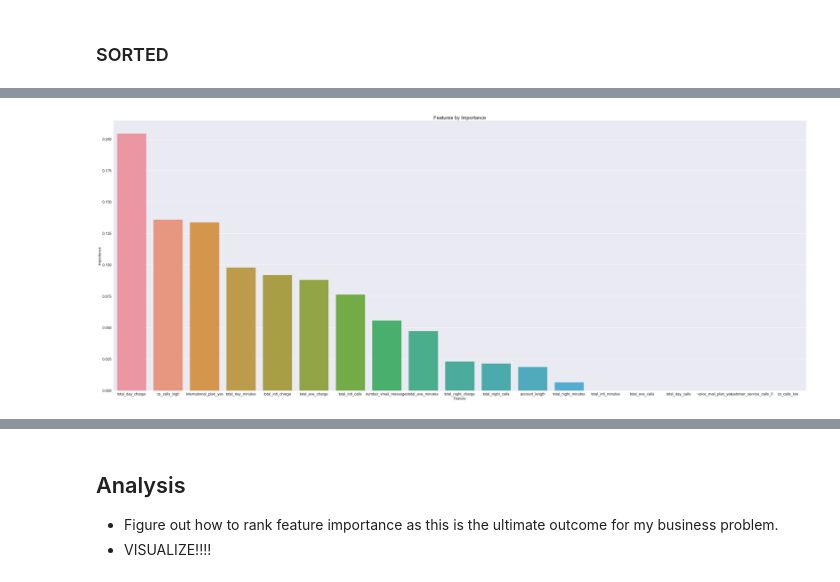
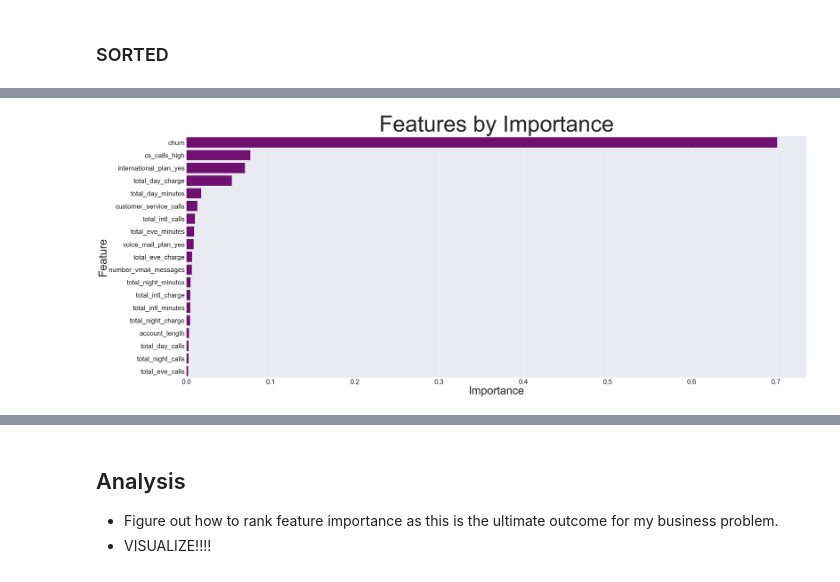
Before and after one commit to jxn628/syriatel-churn-analysis, a Jupyter notebook: student.ipynb, the cells around one changed output, grey strips where cells are left out. Drawn from its saved outputs; the diff is of its cells as text; code cells hidden in the pictures.

```diff
--- a/student.ipynb
+++ b/student.ipynb
@@ -676,0 +872,10 @@ Random Forests 2 Confusion Matrix
+# %%
+rf3_clf = RandomForestClassifier(criterion= 'entropy',
+                                max_depth= None,
+                                min_samples_leaf= 3,
+                                min_samples_split= 5,
+                                n_estimators= 30)
+
+mean_rf3_cv_score = np.mean(cross_val_score(rf3_clf, X_train_resampled, y_train_resampled, cv=3))
+
+print(f"Random Forests 3 Mean Cross Validation Score: {mean_rf3_cv_score :.2%}")
@@ -676,0 +884,3 @@ Random Forests 2 Confusion Matrix
+# %%
+rf3_clf.fit(X_train_resampled, y_train_resampled)
+rf3_y_pred = rf3_clf.predict(X_test)
@@ -844,0 +1133,3 @@ feature_names
+# %%
+rf3_importance = rf3_clf.feature_importances_
+rf3_importance
@@ -920,0 +1146,7 @@ feature_importance_df
+# %%
+#feature_importance_df = pd.DataFrame(rf2_importance, feature_names)
+feature_importance_df = pd.DataFrame(rf3_importance, feature_names)
+feature_importance_df= feature_importance_df.reset_index()
+feature_importance_df.rename(columns={'index': 'Feature', 0: 'Importance'}, inplace=True)
+feature_importance_df = feature_importance_df.sort_values('Importance', ascending=False)
+feature_importance_df
@@ -921,21 +1171,21 @@ feature_importance_df
 # %%
 # plot feature importance
 fig, ax = plt.subplots(figsize=(50,20))
-p = sns.barplot(data=feature_importance_df, x='Feature', y='Importance' );
+#p = sns.barplot(data=feature_importance_df, x='Feature', y='Importance' );
+p = sns.barplot(data=feature_importance_df, x='Importance', y='Feature', color='purple' );
+p.set_xlabel("Importance", fontsize = 50)
 
-p.set_xlabel("Feature", fontsize = 15)
-
-p.set_ylabel("Importance", fontsize = 15)
-plt.xticks(fontsize=15)
-plt.yticks(fontsize=15)
+p.set_ylabel("Feature", fontsize = 50)
+plt.xticks(fontsize=30)
+plt.yticks(fontsize=30)
 #p.yaxis.set_major_formatter(display_millions)
-p.set_title("Features by Importance", fontsize = 20)
+p.set_title("Features by Importance", fontsize = 100)
 plt.figsize=(30,20)
 #plt.savefig('images/project_1_bar_3')
 
 plt.show();
 # %% [output]
-[figure, old version]
+[figure, new version]
 # %%
 X.info()
 # %% [output]
```
Also changed, not shown: parts of 116 cells of this notebook.
